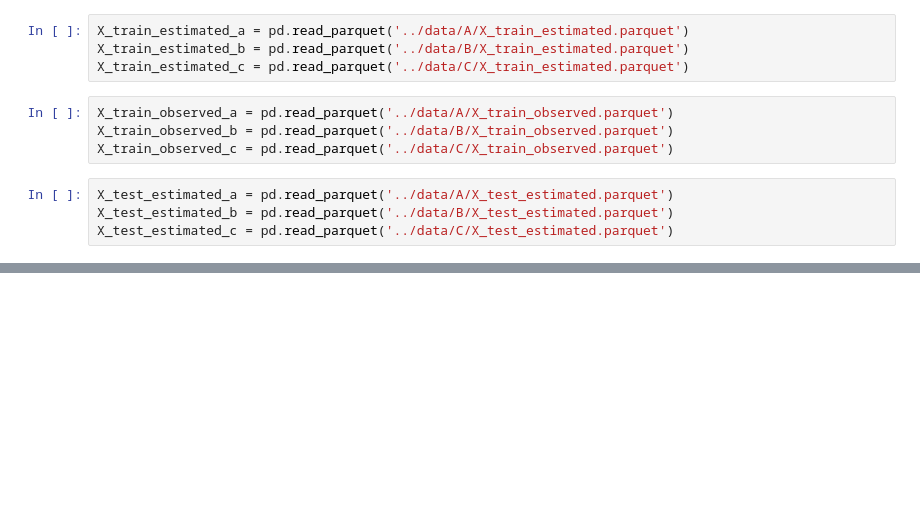
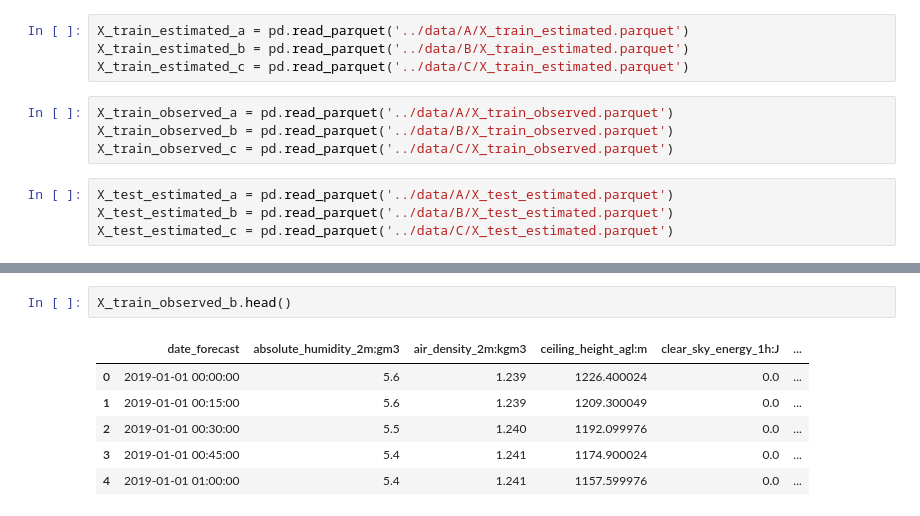
Before and after one commit to MikaelShahly/TDT4173-Machine-Learning-Project-Task, a Jupyter notebook: data_analysis/exploratory_data_analysis.ipynb, the cells around one changed output, grey strips where cells are left out. Cells and saved outputs as stored; diff of their text form; blank space fills up the shorter version.

```diff
--- a/data_analysis/exploratory_data_analysis.ipynb
+++ b/data_analysis/exploratory_data_analysis.ipynb
@@ -25,0 +37,9 @@ X_test_estimated_c = pd.read_parquet('../data/C/X_test_estimated.parquet')
+# %%
+X_train_observed_b.head()
+# %% [output]
+|  | date_forecast | absolute_humidity_2m:gm3 | air_density_2m:kgm3 | ceiling_height_agl:m | clear_sky_energy_1h:J | ... |
+| 0 | 2019-01-01 00:00:00 | 5.6 | 1.239 | 1226.400024 | 0.0 | ... |
+| 1 | 2019-01-01 00:15:00 | 5.6 | 1.239 | 1209.300049 | 0.0 | ... |
+| 2 | 2019-01-01 00:30:00 | 5.5 | 1.240 | 1192.099976 | 0.0 | ... |
+| 3 | 2019-01-01 00:45:00 | 5.4 | 1.241 | 1174.900024 | 0.0 | ... |
+| 4 | 2019-01-01 01:00:00 | 5.4 | 1.241 | 1157.599976 | 0.0 | ... |
```
Also changed, not shown: parts of 4 cells of this notebook.
